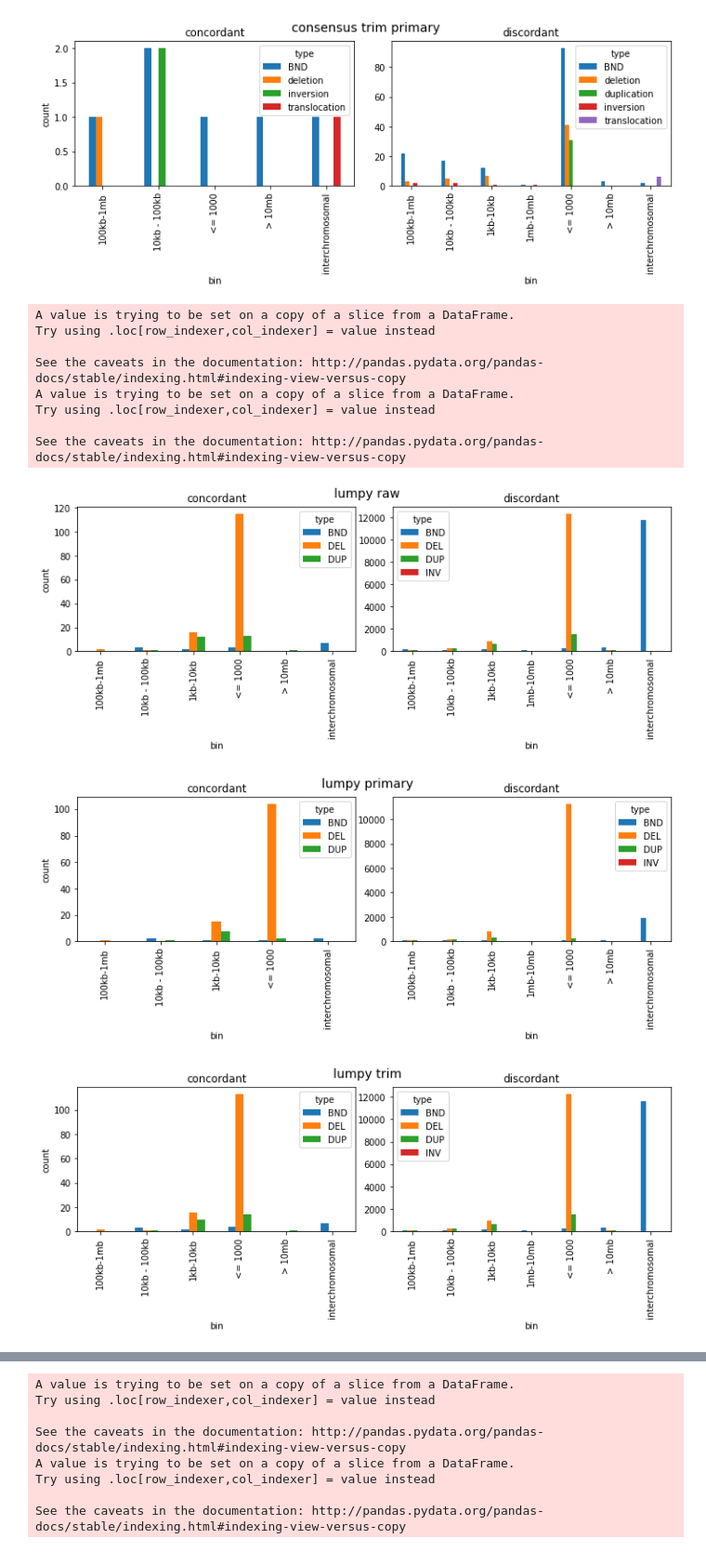
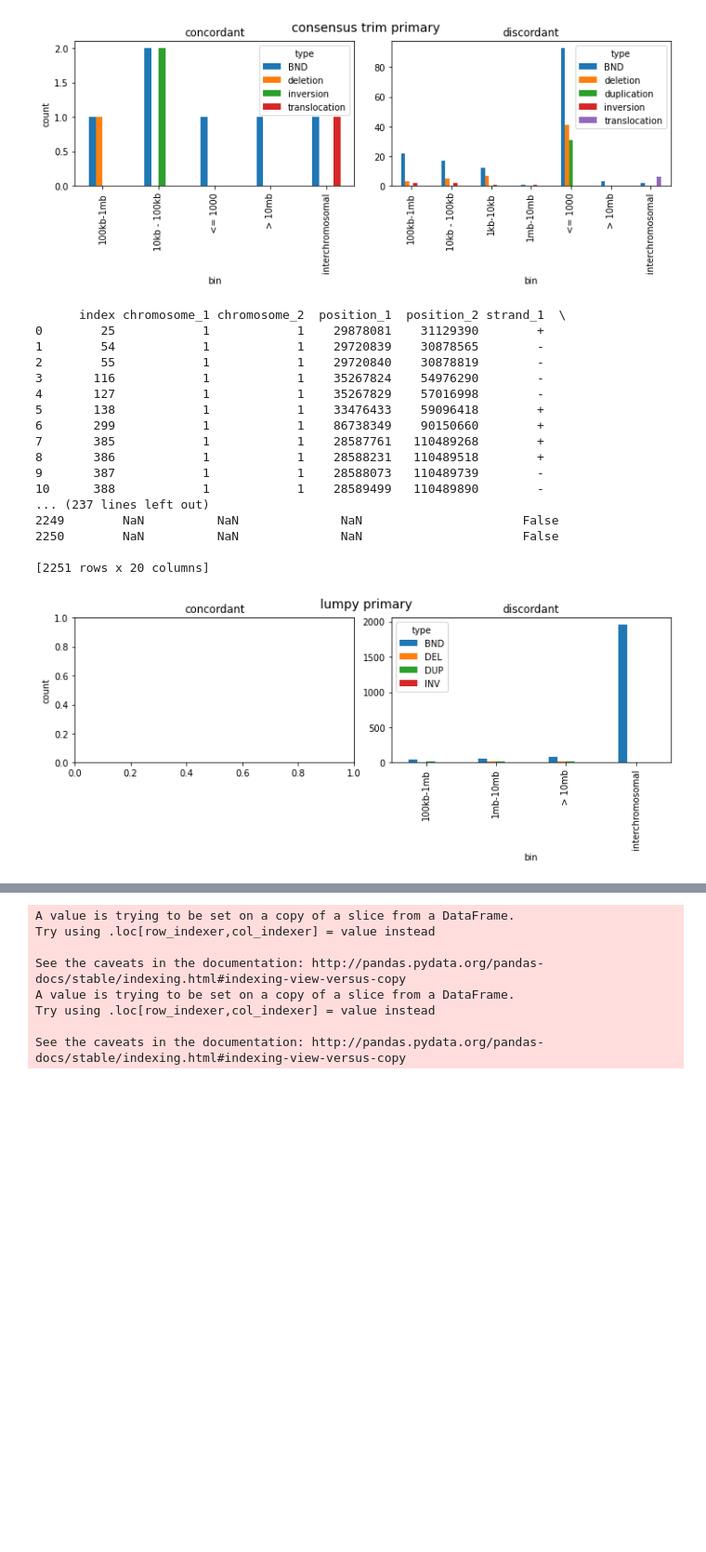
Before and after one commit to shahcompbio/dlp_qc_utils, a Jupyter notebook: dlp_qc_utils/notebooks/analysis.ipynb, the cells around one changed output, grey strips where cells are left out. Shown at 93% size. Saved outputs shown, nothing was run; the diff lists cells and outputs as text; code cells hidden in the pictures; blank space fills up the shorter version.

```diff
--- a/dlp_qc_utils/notebooks/analysis.ipynb
+++ b/dlp_qc_utils/notebooks/analysis.ipynb
@@ -394,33 +441,40 @@ See the caveats in the documentation: http://pandas.pydata.org/pandas-docs/stabl
 [figure]
 [figure]
 # %%
-pdf = matplotlib.backends.backend_pdf.PdfPages("lumpy_type_size.pdf")
-f, ax = plt.subplots(1, 2, figsize=(10, 3))
-type_plot("lumpy_raw", ax[0], ax[1], f, title="lumpy raw")
-pdf.savefig(f)
+# pdf = matplotlib.backends.backend_pdf.PdfPages("lumpy_type_size.pdf")
+# f, ax = plt.subplots(1, 2, figsize=(10, 3))
+# type_plot("lumpy_raw", ax[0], ax[1], f, title="lumpy raw")
+# pdf.savefig(f)
 
 f, ax = plt.subplots(1, 2, figsize=(10, 3))
 type_plot("lumpy_primary", ax[0], ax[1], f, title="lumpy primary")
-pdf.savefig(f)
+# pdf.savefig(f)
 
-f, ax = plt.subplots(1, 2, figsize=(10, 3))
-type_plot("lumpy_trim", ax[0], ax[1], f, title="lumpy trim")
-pdf.savefig(f)
+# f, ax = plt.subplots(1, 2, figsize=(10, 3))
+# type_plot("lumpy_trim", ax[0], ax[1], f, title="lumpy trim")
+# pdf.savefig(f)
 
-f, ax = plt.subplots(1, 2, figsize=(10, 3))
-type_plot("lumpy_trim_primary", ax[0], ax[1], f, title="lumpy trim primary")
-pdf.savefig(f)
+# f, ax = plt.subplots(1, 2, figsize=(10, 3))
+# type_plot("lumpy_trim_primary", ax[0], ax[1], f, title="lumpy trim primary")
+# pdf.savefig(f)
 
-pdf.close()
+# pdf.close()
 # %% [output]
-A value is trying to be set on a copy of a slice from a DataFrame.
-Try using .loc[row_indexer,col_indexer] = value instead
+      index chromosome_1 chromosome_2  position_1  position_2 strand_1  \
+0        25            1            1    29878081    31129390        +
+1        54            1            1    29720839    30878565        -
+2        55            1            1    29720840    30878819        -
+3       116            1            1    35267824    54976290        -
+4       127            1            1    35267829    57016998        -
+5       138            1            1    33476433    59096418        +
+6       299            1            1    86738349    90150660        +
+7       385            1            1    28587761   110489268        +
+8       386            1            1    28588231   110489518        +
+9       387            1            1    28588073   110489739        -
+10      388            1            1    28589499   110489890        -
+... (237 lines left out)
+2249        NaN          NaN              NaN                      False
+2250        NaN          NaN              NaN                      False
 
-See the caveats in the documentation: http://pandas.pydata.org/pandas-docs/stable/indexing.html#indexing-view-versus-copy
-A value is trying to be set on a copy of a slice from a DataFrame.
-Try using .loc[row_indexer,col_indexer] = value instead
-
-See the caveats in the documentation: http://pandas.pydata.org/pandas-docs/stable/indexing.html#indexing-view-versus-copy
+[2251 rows x 20 columns]
-[figure, old version]
+[figure, new version]
-[figure, removed]
-[figure, removed]
```
Also changed, not shown: parts of 11 cells of this notebook, 1 other file.
